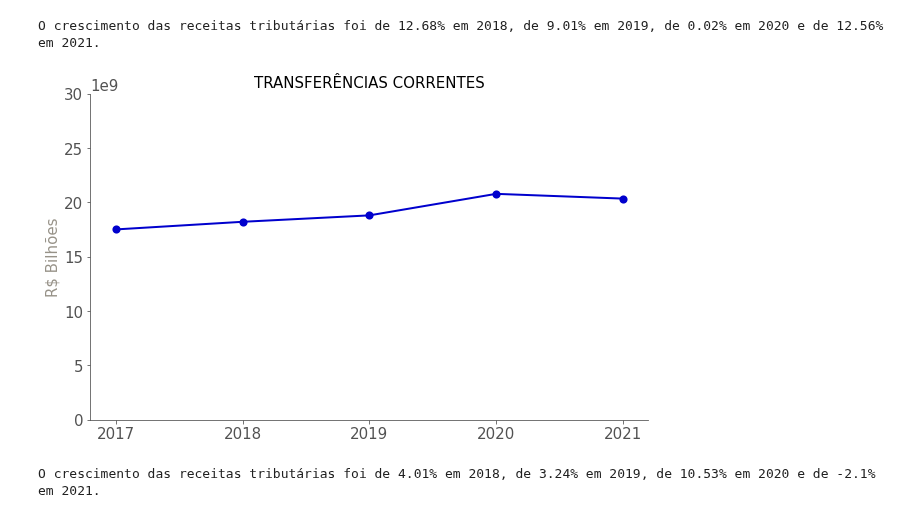
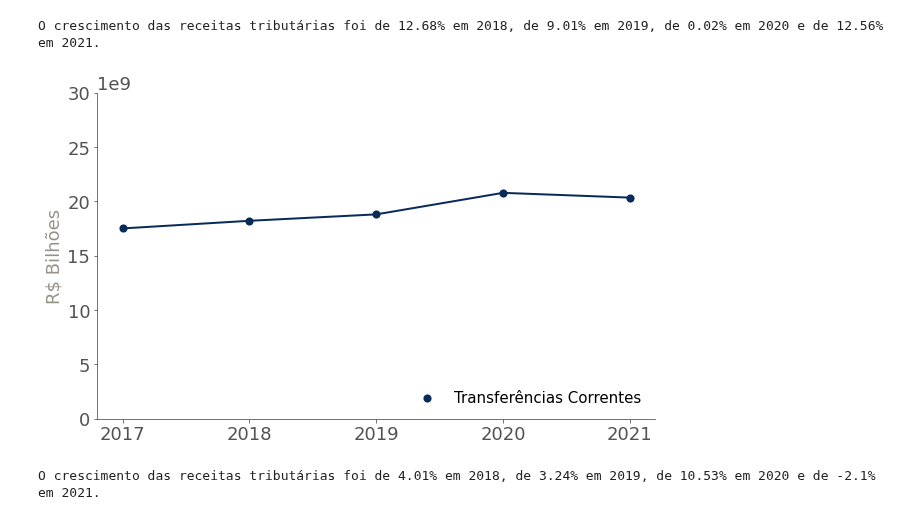
Before and after one commit to carolfazani/orcamento_sp, a Jupyter notebook: Preparando_os_dados.ipynb, the cells around one changed output. Cells and saved outputs as stored; diff of their text form; code cells hidden in the pictures.

```diff
--- a/Preparando_os_dados.ipynb
+++ b/Preparando_os_dados.ipynb
@@ -753,39 +741,40 @@ O crescimento das receitas tributárias foi de 12.68% em 2018, de 9.01% em 2019,
 
 
 plt.figure(figsize=(10,6))
-plt.title('TRANSFERÊNCIAS CORRENTES')
+#plt.title('Tranferências Correntes')
 '''
 Plotando o gráfico escolhendo o estilo de linha com linestyle e a expessura da mesma com linewidth
 '''
-plt.plot(querycorrente['TRANSFERÊNCIAS CORRENTES'], linestyle= '-', linewidth = 2, color = "mediumblue")
+plt.plot(querycorrente['TRANSFERÊNCIAS CORRENTES'], linestyle= '-', linewidth = 2, color = '#092b5a')
 '''
 Escolhendo o valor inicial e final do eixo y
 '''
 plt.ylim(0e9, 30e9)
 
 #plt.grid()
 
 '''
 Colocando pontos e legendas nos valores
 '''
-plt.scatter(querycorrente['TRANSFERÊNCIAS CORRENTES'].index, querycorrente['TRANSFERÊNCIAS CORRENTES'], label = "Receitas Tributárias", color = "mediumblue", marker = ".", s =
+plt.scatter(querycorrente['TRANSFERÊNCIAS CORRENTES'].index, querycorrente['TRANSFERÊNCIAS CORRENTES'], label = "Transferências Correntes", color = '#092b5a', marker = ".", s =
 150, linewidths=2)
+plt.legend(loc='lower right', frameon=False, fontsize=15)
 
 
 '''
 Rotulando os eixos y e x
 '''
 plt.ylabel('R$ Bilhões',  color='#979288')
 #plt.xlabel('Ano')
 
 '''
 Colocando os valores na notação cientifica de 10^9
 '''
 plt.ticklabel_format(style='sci',axis='y',scilimits=(9,9))
 
-plt.savefig('grafico7.png', transparent = True)
+plt.savefig('tranfcorrente.png', transparent = True)
 # %% [output]
-[figure, old version]
+[figure, new version]
 # %%
 querycorrente['TRANSFERÊNCIAS CORRENTES']
 tc_cresc_2018 = (querycorrente['TRANSFERÊNCIAS CORRENTES'][1]- querycorrente['TRANSFERÊNCIAS CORRENTES'][0])/querycorrente['TRANSFERÊNCIAS CORRENTES'][0]*100
```
Also changed, not shown: parts of 16 cells of this notebook.
